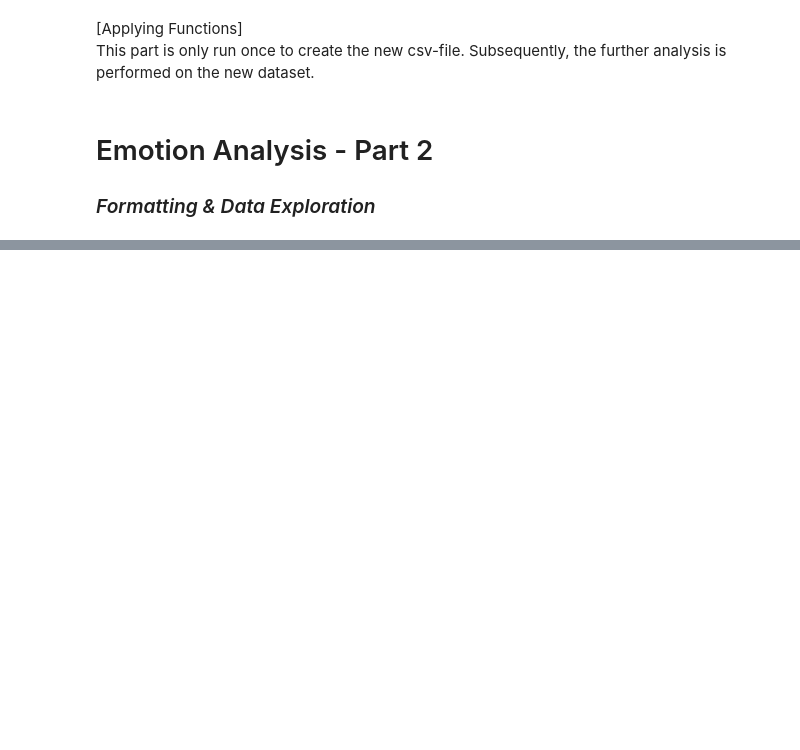
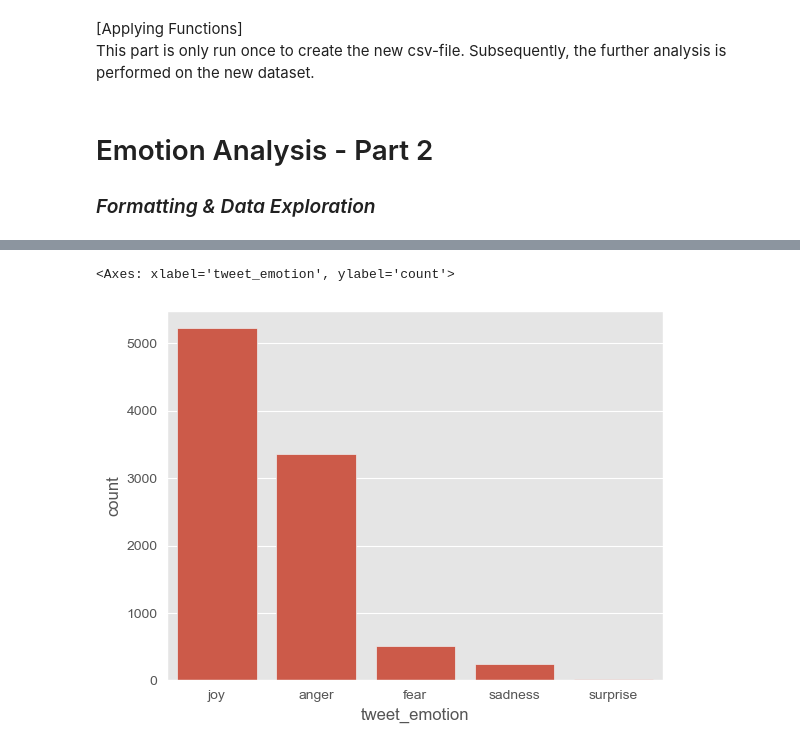
Before and after one commit to AK960/COIN_Repo, a Jupyter notebook: scripts/analyse_emotions.ipynb, the cells around one changed output, grey strips where cells are left out. Drawn from its saved outputs; the diff is of its cells as text; code cells hidden in the pictures; blank space fills up the shorter version.

Commit message:
(1) Adding total_engagement column; (2) Starting Event Study

```diff
--- a/scripts/analyse_emotions.ipynb
+++ b/scripts/analyse_emotions.ipynb
@@ -181,9 +203,27 @@ eastern = pytz.timezone("US/Eastern")
 ## Read necessary data and convert to the same timezone
 ### Tweet data
 df_tweets_normalized = pd.read_csv('../data/twitter/tweets_isTweet_emotions.csv')[
-    ['tweet_id', 'createdAt', 'tweet_text_dominant_emotion']
+    ['tweet_id',
+     'createdAt',
+     'total_engagement',
+     'tweet_text_anger',
+     'tweet_text_fear',
+     'tweet_text_joy',
+     'tweet_text_sadness',
+     'tweet_text_disgust',
+     'tweet_text_surprise',
+     'tweet_text_dominant_emotion'
+    ]
 ].dropna()
-df_tweets_normalized = df_tweets_normalized.rename(columns={'createdAt': 'timestamp', 'tweet_text_dominant_emotion': 'emotion'})
+df_tweets_normalized = df_tweets_normalized.rename(columns={
+    'createdAt': 'timestamp',
+    'tweet_text_anger': 'anger',
+    'tweet_text_fear': 'fear',
+    'tweet_text_joy': 'joy',
+    'tweet_text_sadness': 'sadness',
+    'tweet_text_disgust': 'disgust',
+    'tweet_text_surprise': 'surprise',
+    'tweet_text_dominant_emotion': 'tweet_emotion'})
 df_tweets_normalized['timestamp'] = pd.to_datetime(
     df_tweets_normalized['timestamp'],
     format="%a %b %d %H:%M:%S %z %Y",
@@ -196,5 +236,4 @@ df_stock_data = df_stock_data.rename(columns={'Unnamed: 0': 'timestamp'})
 df_stock_data['timestamp'] = pd.to_datetime(df_stock_data['timestamp']).dt.tz_localize(eastern)
 df_stock_data['log_return'] = np.log(df_stock_data['close'] / df_stock_data['close'].shift(1))
 
-print("[df_tweets_normalized]\n", df_tweets_normalized.head(), "\n")
-print("[df_stock_data]\n", df_stock_data.head())
+df_tweets_normalized.head()
@@ -201,7 +247,10 @@ print("[df_stock_data]\n", df_stock_data.head())
 # %%
 # Data exploration
 ## Emotion Occurrence
-sns.countplot(x='emotion', data=df_tweets_normalized)
+sns.countplot(x='tweet_emotion', data=df_tweets_normalized)
+# %% [output]
+<Axes: xlabel='tweet_emotion', ylabel='count'>
+[figure, added]
 # %%
 ## Timeseries Data
 fig, (ax1, ax2) = plt.subplots(2, 1)
```
Also changed, not shown: parts of 9 cells of this notebook, 1 other file.
